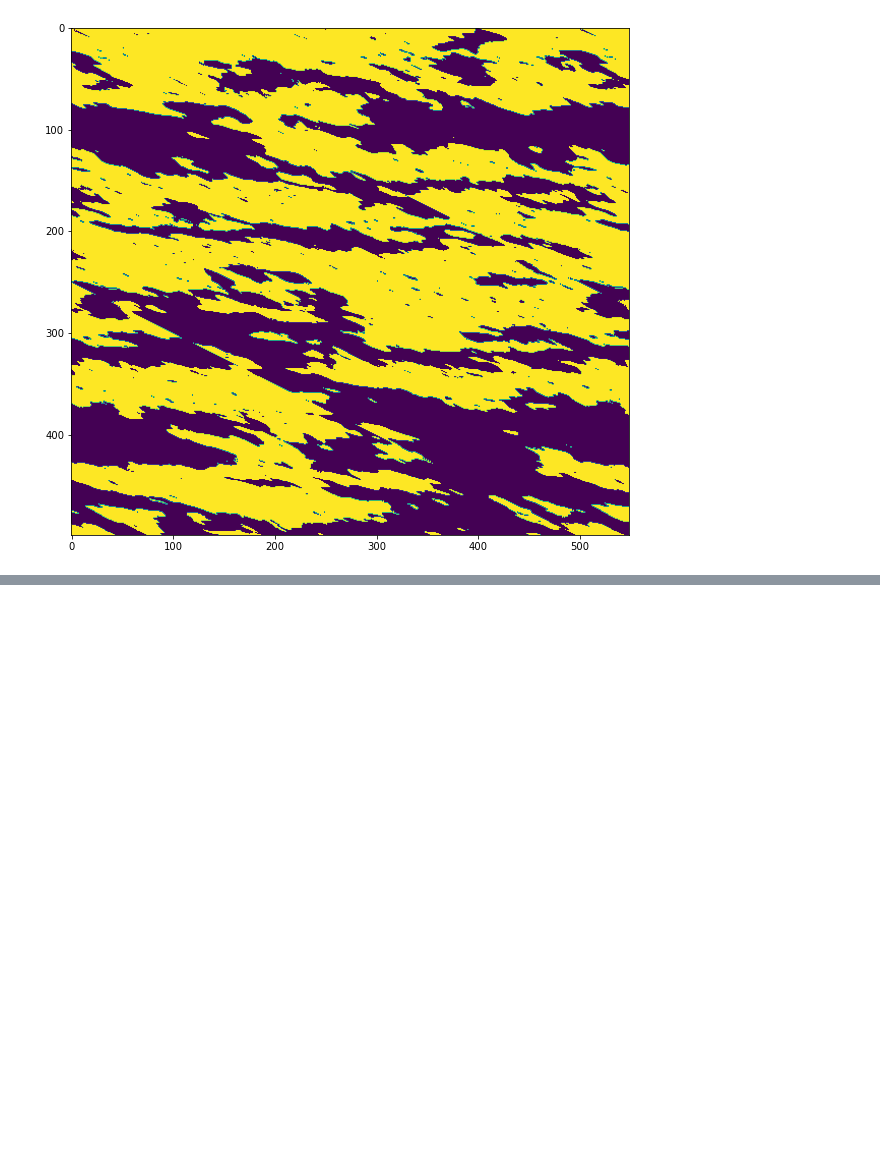
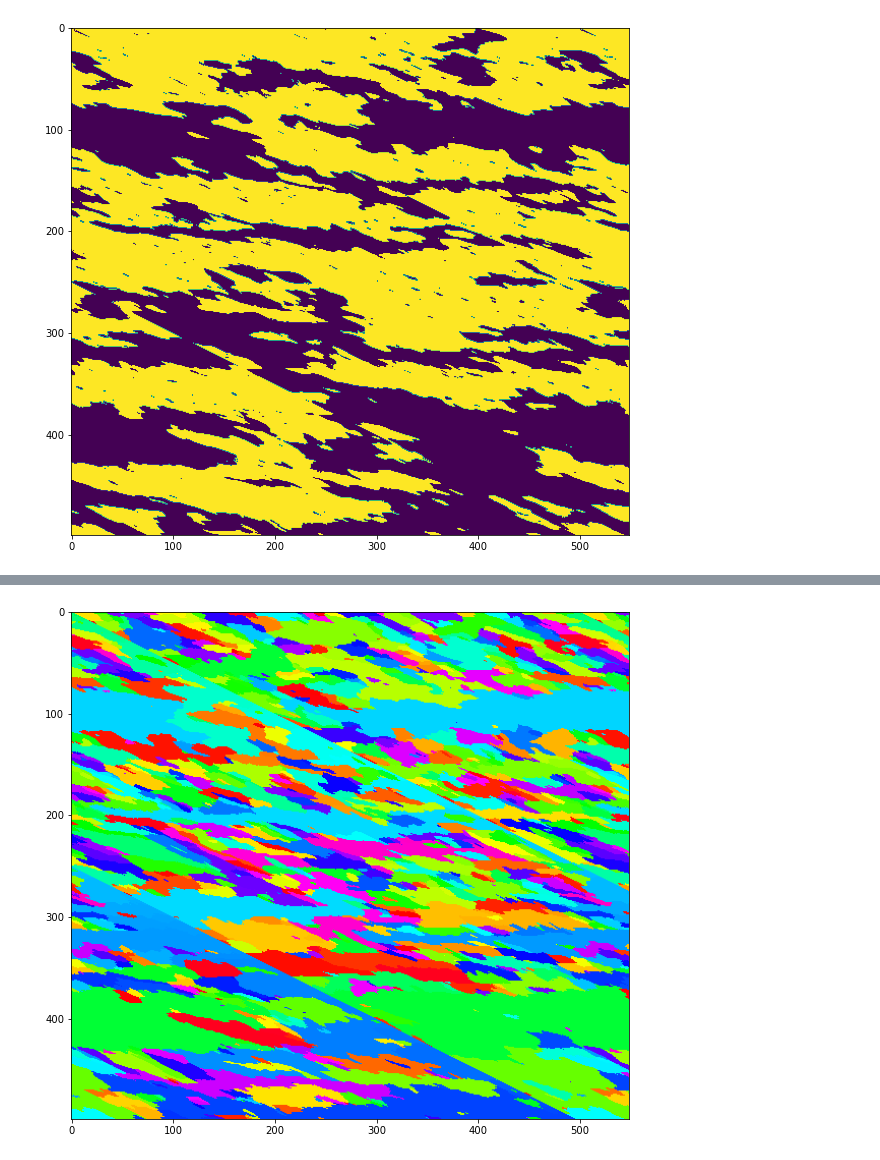
Before and after one commit to KrzysiekJa/grain-images-analytics, a Jupyter notebook: notebook.ipynb, the cells around one changed output, grey strips where cells are left out. Saved outputs shown, nothing was run; the diff lists cells and outputs as text; code cells hidden in the pictures; blank space fills up the shorter version.

Commit message:
Made modifications in displayer program, added image segmentation

```diff
--- a/Untitled.ipynb
+++ b/notebook.ipynb
@@ -118,3 +118,21 @@ ModuleNotFoundError: No module named 'cv2'
+# %%
+def image_color_segmentation(input_tab, grains):
+        output_tab = np.copy(input_tab)
+        #for i in range((input_tab.shape[0]+1) *(input_tab.shape[1]+1) - grains.shape[0]):
+            #grains = np.append(grains, grains[-1])
+
+        for x in range(input_tab.shape[0]):
+            for y in range(input_tab.shape[1]):
+                output_tab[x][y] = np.remainder(grains[x * (input_tab.shape[0]-1) + y], 255)
+
+        #grains = np.reshape(grains, (input_tab.shape[0]+1, input_tab.shape[1]+1))
+
+        return output_tab / 255. #np.mod(grains, 255)/ 255.
+# %%
+image_matrix_segmentation = image_color_segmentation(image_matrix, data_to_show['grainId_5deg'].to_numpy())
+image_matrix_segmentation = np.uint8(cm.gist_rainbow(image_matrix_segmentation) *255)
 # %%
-plt.imshow(phase_image_matrix)
+plt.imshow(image_matrix_segmentation)
 plt.show()
+# %% [output]
+[figure, added]
```
Also changed, not shown: parts of 3 cells of this notebook, 1 other file.
